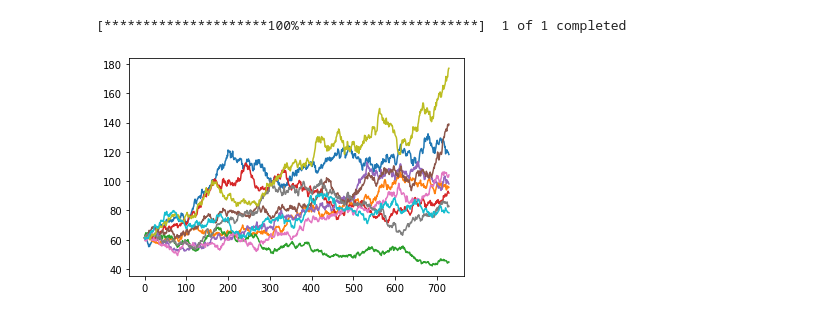
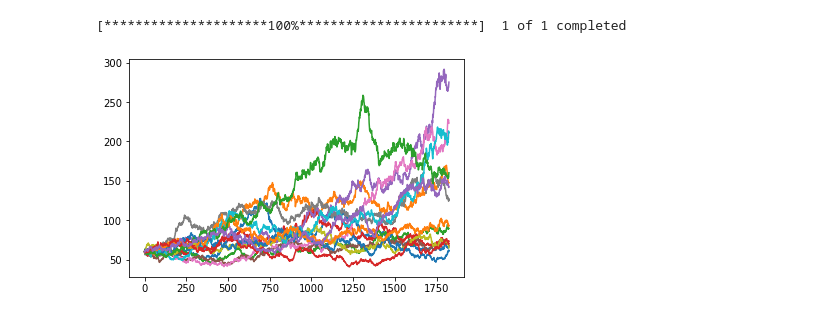
Before and after one commit to Borna2803/Monte_Carlo, a Jupyter notebook: monte_carlo.ipynb, the cells around one changed output. Saved outputs shown, nothing was run; the diff lists cells and outputs as text; code cells hidden in the pictures.

```diff
--- a/monte_carlo.ipynb
+++ b/monte_carlo.ipynb
@@ -56,10 +56,10 @@ def generate_simulations(simulations:int, days:int):
     plt.show()
 # %%
 if __name__ == "__main__":
-    num_of_simulations=10
+    num_of_simulations=15
     #int(input("how many simulations do you want to run? ->"))
-    period=365*2
+    period=365*5
     #int(input("For how many days in the future do you want to run it? ->"))
     generate_simulations(num_of_simulations, period)
 # %% [output]
-[figure, old version]
+[figure, new version]
```
Also changed, not shown: parts of 1 cell of this notebook.
